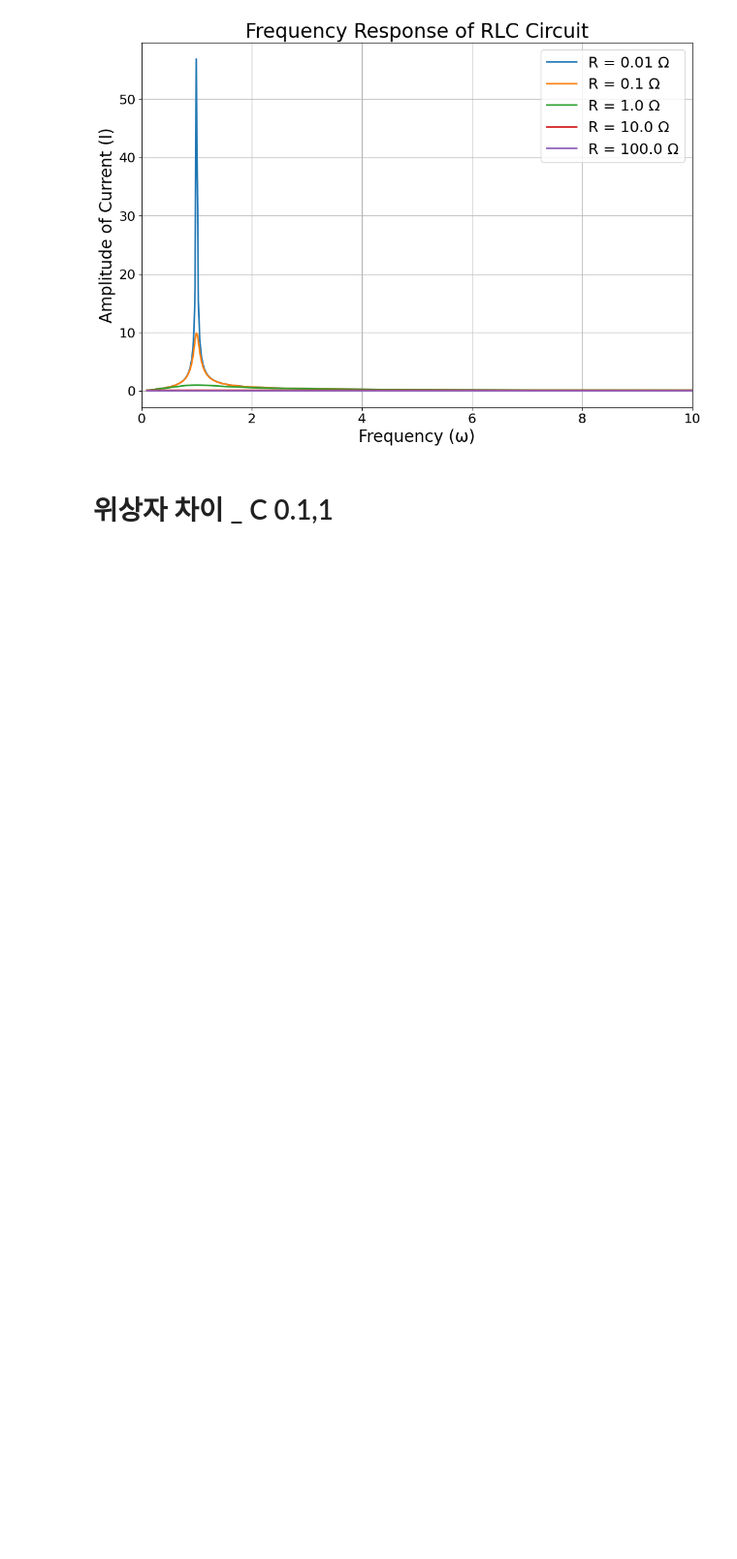
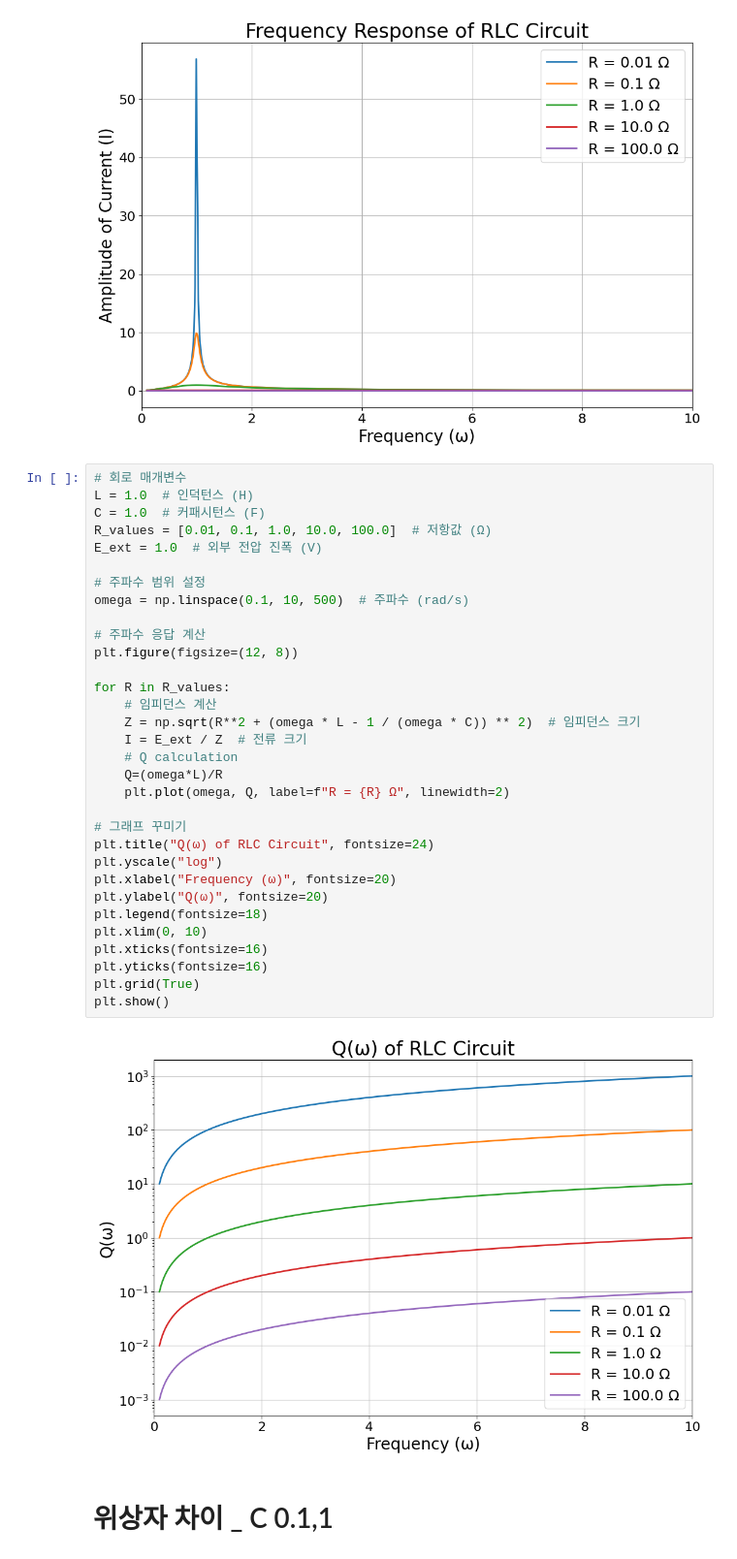
Before and after one commit to daehyeok48/physicsproj, a Jupyter notebook: simulation.ipynb, the cells around one changed output. Shown at 97% size. Cells and saved outputs as stored; diff of their text form; blank space fills up the shorter version.

```diff
--- a/simulation.ipynb
+++ b/simulation.ipynb
@@ -70,6 +70,40 @@ plt.grid(True)
 plt.show()
 # %% [output]
 [figure]
+# %%
+# 회로 매개변수
+L = 1.0  # 인덕턴스 (H)
+C = 1.0  # 커패시턴스 (F)
+R_values = [0.01, 0.1, 1.0, 10.0, 100.0]  # 저항값 (Ω)
+E_ext = 1.0  # 외부 전압 진폭 (V)
+
+# 주파수 범위 설정
+omega = np.linspace(0.1, 10, 500)  # 주파수 (rad/s)
+
+# 주파수 응답 계산
+plt.figure(figsize=(12, 8))
+
+for R in R_values:
+    # 임피던스 계산
+    Z = np.sqrt(R**2 + (omega * L - 1 / (omega * C)) ** 2)  # 임피던스 크기
+    I = E_ext / Z  # 전류 크기
+    # Q calculation
+    Q=(omega*L)/R
+    plt.plot(omega, Q, label=f"R = {R} Ω", linewidth=2)
+
+# 그래프 꾸미기
+plt.title("Q(ω) of RLC Circuit", fontsize=24)
+plt.yscale("log")
+plt.xlabel("Frequency (ω)", fontsize=20)
+plt.ylabel("Q(ω)", fontsize=20)
+plt.legend(fontsize=18)
+plt.xlim(0, 10)
+plt.xticks(fontsize=16)
+plt.yticks(fontsize=16)
+plt.grid(True)
+plt.show()
+# %% [output]
+[figure, added]
 # %% [markdown]
 # 위상자 차이 _ C 0.1,1
 # %%
```
Also changed, not shown: 1 other file.
